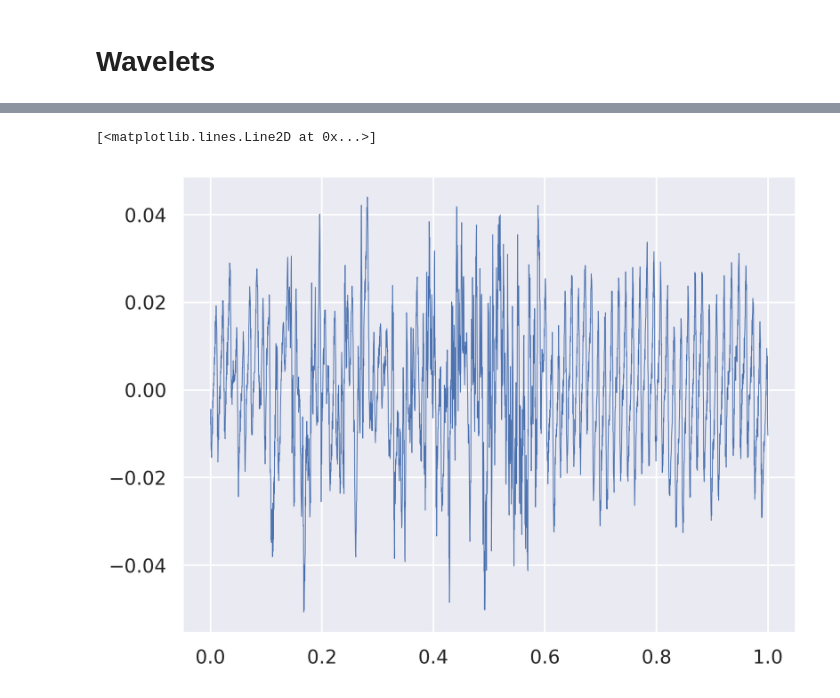
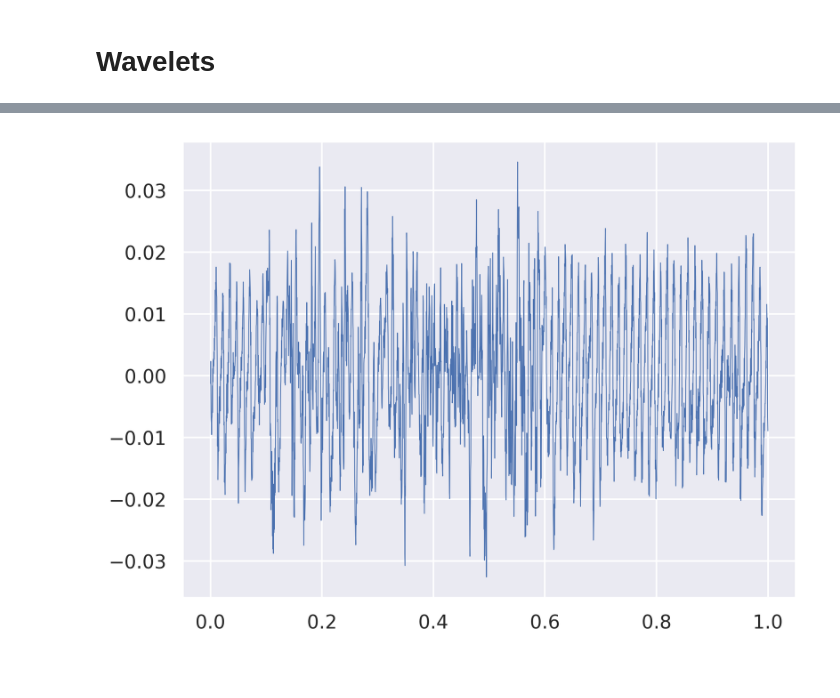
Before and after one commit to MyAlyce/myalyce_wavelet_and_classifier_tests, a Jupyter notebook: wavelet_filtering.ipynb, the cells around one changed output, grey strips where cells are left out. Saved outputs shown, nothing was run; the diff lists cells and outputs as text; code cells hidden in the pictures.

```diff
--- a/wavelet_filtering.ipynb
+++ b/wavelet_filtering.ipynb
@@ -62,6 +60 @@ threshold = 0.04
 coeffs = pywt.wavedec(data, 'sym4', level=maxlev)
-# %%
-for i in range(1, len(coeffs)):
-    coeffs[i] = pywt.threshold(coeffs[i], threshold*max(coeffs[i]))
-
-datarec = pywt.waverec(coeffs, 'sym4')
@@ -95,13 +66,13 @@ array([[0.71939445],
 # %%
 cfs = coeffs.copy()
 
 for i in range(3, len(cfs)):
-        # print(max(coeffs[i]))
         cfs[i] = pywt.threshold(cfs[i], 0.1*np.max(cfs[i]), 'garrote')
 
-rec2 = pywt.waverec(cfs, 'sym4')
-rec2 = min_max_scaler.transform((rec2.reshape(-1, 1)))
-plt.plot(np.linspace(0, 1., num=len(red)), red-rec2, lw=0.5)
+red = min_max_scaler.transform(np.array(df['red']).reshape((-1,1)))
+recreated = pywt.waverec(cfs, 'sym4')
+recreated = min_max_scaler.transform(recreated.reshape((-1,1)))
+plt.plot(np.linspace(0, 1., num=len(red)), red-recreated, lw=0.5)
+noisy = red-recreated
 # %% [output]
-[<matplotlib.lines.Line2D at 0x...>]
-[figure, old version]
+[figure, new version]
```
Also changed, not shown: parts of 21 cells of this notebook, 1 other file.
